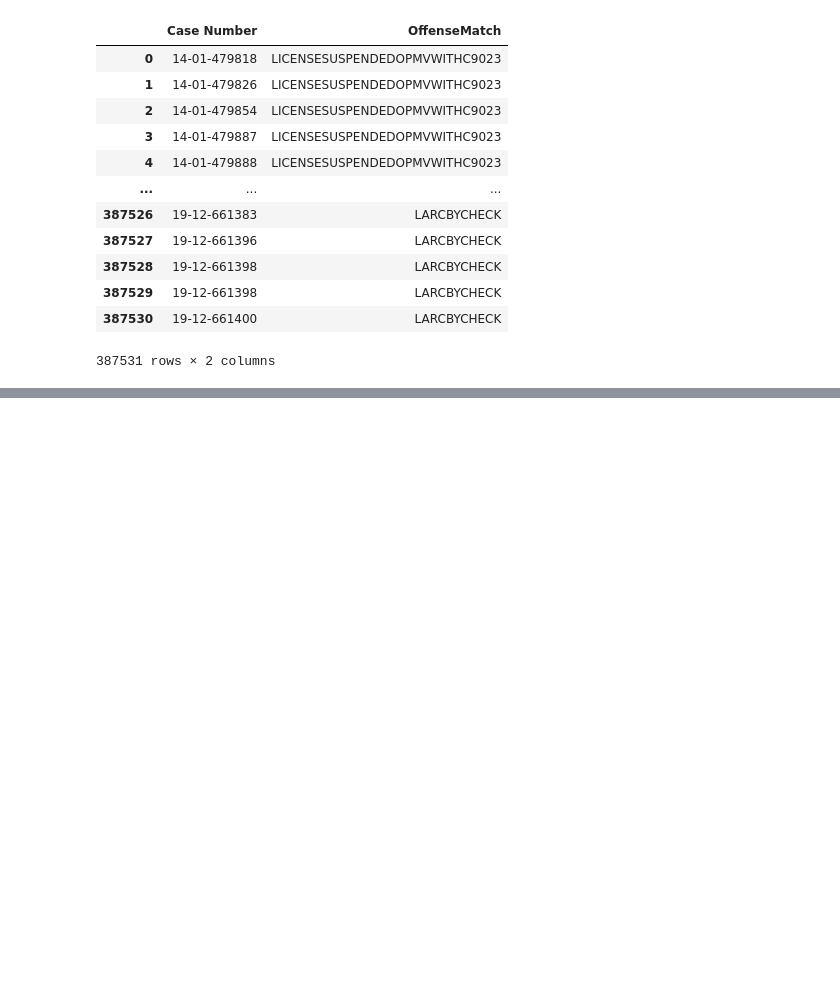
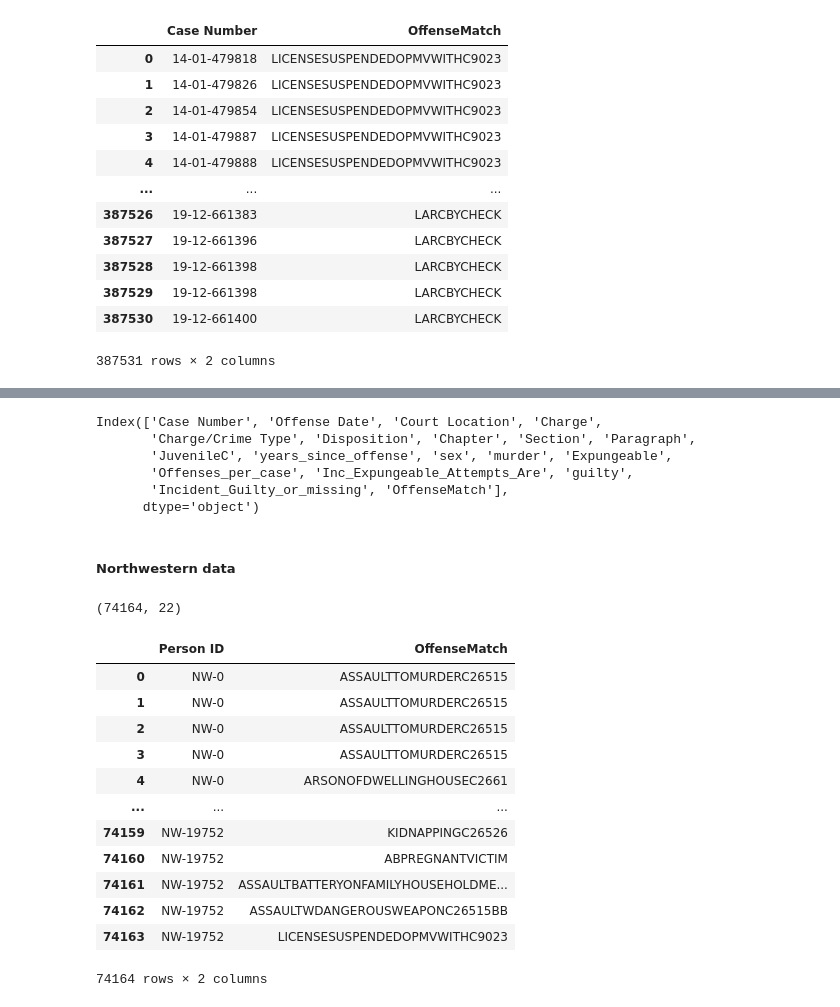
Before and after one commit to codeforboston/clean-slate-data, a Jupyter notebook: notebooks/Categorize Charges.ipynb, the cells around one changed output, grey strips where cells are left out. Drawn from its saved outputs; the diff is of its cells as text; code cells hidden in the pictures; blank space fills up the shorter version.

```diff
--- a/notebooks/Categorize Charges.ipynb
+++ b/notebooks/Categorize Charges.ipynb
@@ -142,0 +201,40 @@ clean_middlesex_df[["Case Number","OffenseMatch"]]
+# %%
+middlesex_df.columns
+# %% [output]
+Index(['Case Number', 'Offense Date', 'Court Location', 'Charge',
+       'Charge/Crime Type', 'Disposition', 'Chapter', 'Section', 'Paragraph',
+       'JuvenileC', 'years_since_offense', 'sex', 'murder', 'Expungeable',
+       'Offenses_per_case', 'Inc_Expungeable_Attempts_Are', 'guilty',
+       'Incident_Guilty_or_missing', 'OffenseMatch'],
+      dtype='object')
+# %% [markdown]
+##### Northwestern data
+# %%
+northwest_df = pd.read_csv("../data/cleaned/clean_northwestern.csv")
+northwest_df.head()
+northwest_df.columns
+northwest_df.shape
+# %% [output]
+(74164, 22)
+# %%
+# add a OffenseMatch column where Offense column is uppercased and stripped of non alphanumeric characters
+# this will be used to join with df_unique_offense
+
+northwest_df["OffenseMatch"] = northwest_df["Charge"].str.upper()
+northwest_df["OffenseMatch"] = northwest_df["OffenseMatch"].str.replace('\s+|Â|[^0-9a-zA-Z]','', regex=True)
+
+northwest_df[["Person ID","OffenseMatch"]]
+# %% [output]
+|  | Person ID | OffenseMatch |
+| 0 | NW-0 | ASSAULTTOMURDERC26515 |
+| 1 | NW-0 | ASSAULTTOMURDERC26515 |
+| 2 | NW-0 | ASSAULTTOMURDERC26515 |
+| 3 | NW-0 | ASSAULTTOMURDERC26515 |
+| 4 | NW-0 | ARSONOFDWELLINGHOUSEC2661 |
+| ... | ... | ... |
+| 74159 | NW-19752 | KIDNAPPINGC26526 |
+| 74160 | NW-19752 | ABPREGNANTVICTIM |
+| 74161 | NW-19752 | ASSAULTBATTERYONFAMILYHOUSEHOLDME... |
+| 74162 | NW-19752 | ASSAULTWDANGEROUSWEAPONC26515BB |
+| 74163 | NW-19752 | LICENSESUSPENDEDOPMVWITHC9023 |
+74164 rows × 2 columns
```
Also changed, not shown: parts of 25 cells of this notebook, 6 other files.
